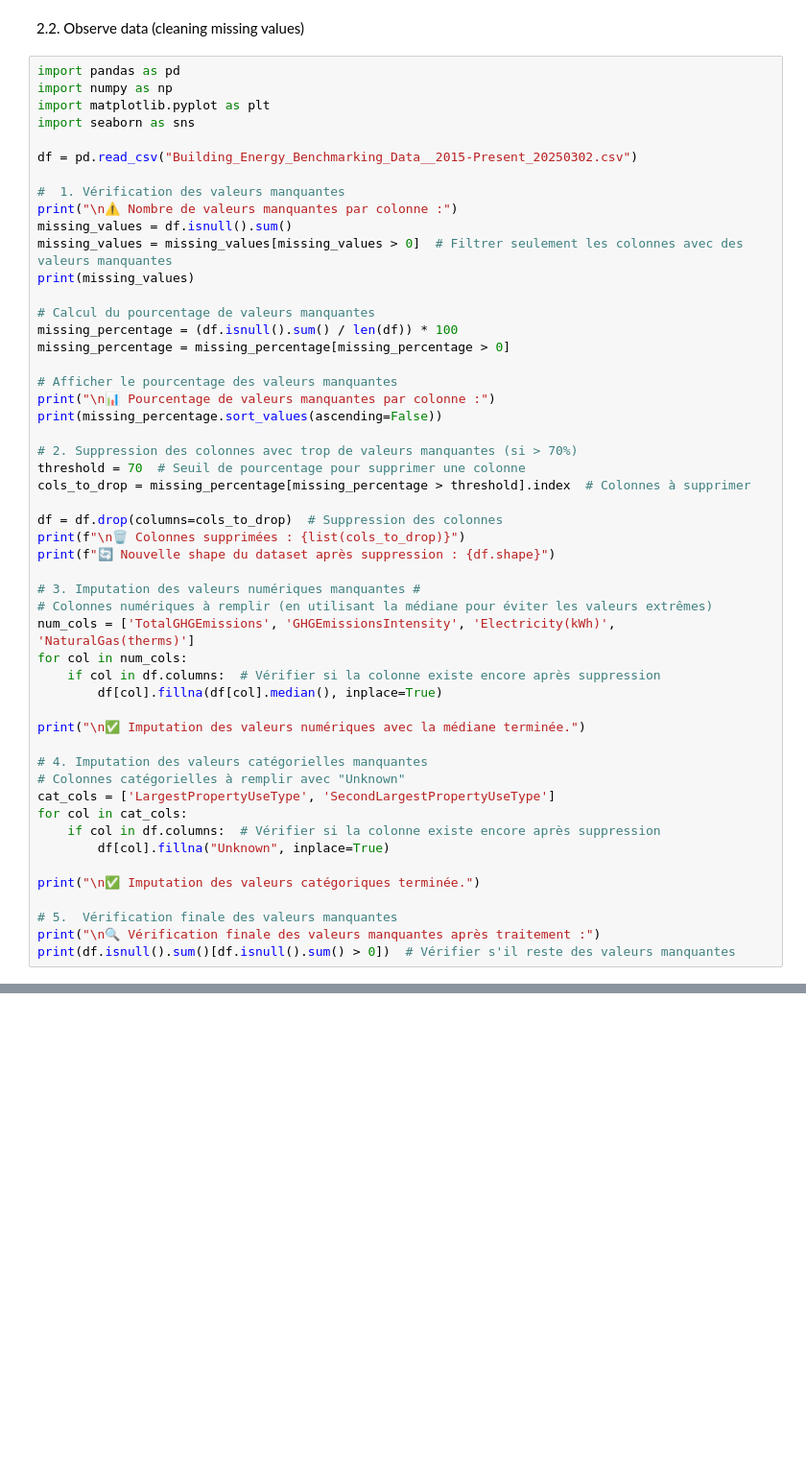
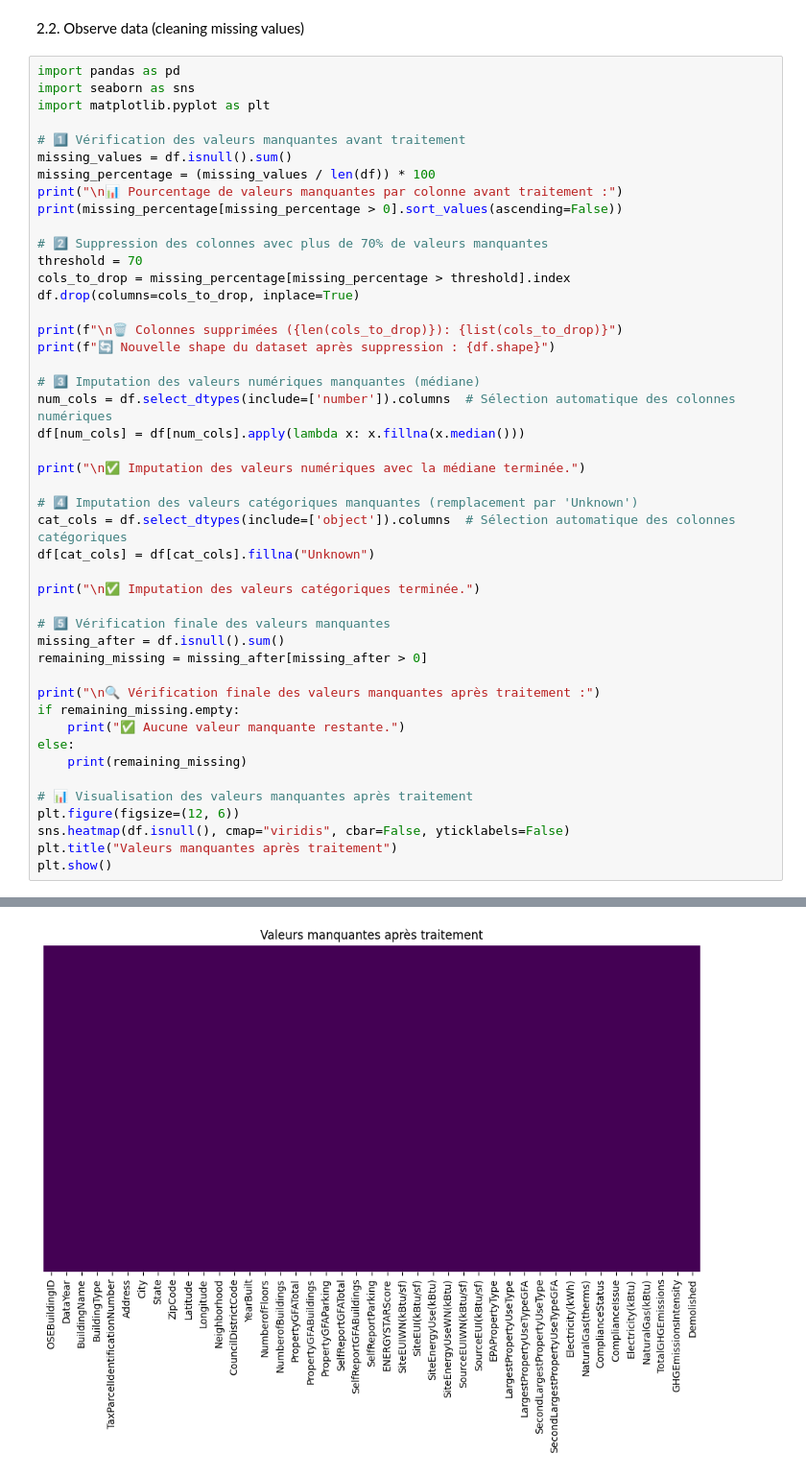
Before and after one commit to layalelzein/Energy-Python, a Jupyter notebook: eda_analysis.ipynb, the cells around one changed output, grey strips where cells are left out. Shown: that part at 96% size. Saved outputs shown, nothing was run; the diff lists cells and outputs as text; blank space fills up the shorter version.

Commit message:
Ajout du dataset et du notebook Jupyter pour l'EDA

```diff
--- a/eda_analysis.ipynb
+++ b/eda_analysis.ipynb
@@ -90,53 +90,48 @@ Plusieurs colonnes ont des valeurs manquantes, notamment :
 2.2. Observe data (cleaning missing values)
 # %%
 import pandas as pd
-import numpy as np
+import seaborn as sns
 import matplotlib.pyplot as plt
-import seaborn as sns
 
-df = pd.read_csv("Building_Energy_Benchmarking_Data__2015-Present_20250302.csv")
+# 1️⃣ Vérification des valeurs manquantes avant traitement
+missing_values = df.isnull().sum()
+missing_percentage = (missing_values / len(df)) * 100
+print("\n📊 Pourcentage de valeurs manquantes par colonne avant traitement :")
+print(missing_percentage[missing_percentage > 0].sort_values(ascending=False))
 
-#  1. Vérification des valeurs manquantes
-print("\n⚠️ Nombre de valeurs manquantes par colonne :")
-missing_values = df.isnull().sum()
-missing_values = missing_values[missing_values > 0]  # Filtrer seulement les colonnes avec des valeurs manquantes
-print(missing_values)
+# 2️⃣ Suppression des colonnes avec plus de 70% de valeurs manquantes
+threshold = 70
+cols_to_drop = missing_percentage[missing_percentage > threshold].index
+df.drop(columns=cols_to_drop, inplace=True)
 
-# Calcul du pourcentage de valeurs manquantes
-missing_percentage = (df.isnull().sum() / len(df)) * 100
-missing_percentage = missing_percentage[missing_percentage > 0]
-
-# Afficher le pourcentage des valeurs manquantes
-print("\n📊 Pourcentage de valeurs manquantes par colonne :")
-print(missing_percentage.sort_values(ascending=False))
-
-# 2. Suppression des colonnes avec trop de valeurs manquantes (si > 70%)
-threshold = 70  # Seuil de pourcentage pour supprimer une colonne
-cols_to_drop = missing_percentage[missing_percentage > threshold].index  # Colonnes à supprimer
-
-df = df.drop(columns=cols_to_drop)  # Suppression des colonnes
-print(f"\n🗑️ Colonnes supprimées : {list(cols_to_drop)}")
+print(f"\n🗑️ Colonnes supprimées ({len(cols_to_drop)}): {list(cols_to_drop)}")
 print(f"🔄 Nouvelle shape du dataset après suppression : {df.shape}")
 
-# 3. Imputation des valeurs numériques manquantes #
-# Colonnes numériques à remplir (en utilisant la médiane pour éviter les valeurs extrêmes)
-num_cols = ['TotalGHGEmissions', 'GHGEmissionsIntensity', 'Electricity(kWh)', 'NaturalGas(therms)']
-for col in num_cols:
-    if col in df.columns:  # Vérifier si la colonne existe encore après suppression
-        df[col].fillna(df[col].median(), inplace=True)
+# 3️⃣ Imputation des valeurs numériques manquantes (médiane)
+num_cols = df.select_dtypes(include=['number']).columns  # Sélection automatique des colonnes numériques
+df[num_cols] = df[num_cols].apply(lambda x: x.fillna(x.median()))
 
 print("\n✅ Imputation des valeurs numériques avec la médiane terminée.")
 
-# 4. Imputation des valeurs catégorielles manquantes
-# Colonnes catégorielles à remplir avec "Unknown"
-cat_cols = ['LargestPropertyUseType', 'SecondLargestPropertyUseType']
-for col in cat_cols:
-    if col in df.columns:  # Vérifier si la colonne existe encore après suppression
-        df[col].fillna("Unknown", inplace=True)
+# 4️⃣ Imputation des valeurs catégoriques manquantes (remplacement par 'Unknown')
+cat_cols = df.select_dtypes(include=['object']).columns  # Sélection automatique des colonnes catégoriques
+df[cat_cols] = df[cat_cols].fillna("Unknown")
 
 print("\n✅ Imputation des valeurs catégoriques terminée.")
 
-# 5.  Vérification finale des valeurs manquantes
+# 5️⃣ Vérification finale des valeurs manquantes
+missing_after = df.isnull().sum()
+remaining_missing = missing_after[missing_after > 0]
+
 print("\n🔍 Vérification finale des valeurs manquantes après traitement :")
-print(df.isnull().sum()[df.isnull().sum() > 0])  # Vérifier s'il reste des valeurs manquantes
+if remaining_missing.empty:
+    print("✅ Aucune valeur manquante restante.")
+else:
+    print(remaining_missing)
+
+# 📊 Visualisation des valeurs manquantes après traitement
+plt.figure(figsize=(12, 6))
+sns.heatmap(df.isnull(), cmap="viridis", cbar=False, yticklabels=False)
+plt.title("Valeurs manquantes après traitement")
+plt.show()
 # %% [output]
@@ -176,0 +150 @@ For example, when doing 'df[col].method(value, inplace=True)', try using 'df.met
+[figure, added]
```
Also changed, not shown: parts of 10 cells of this notebook.
